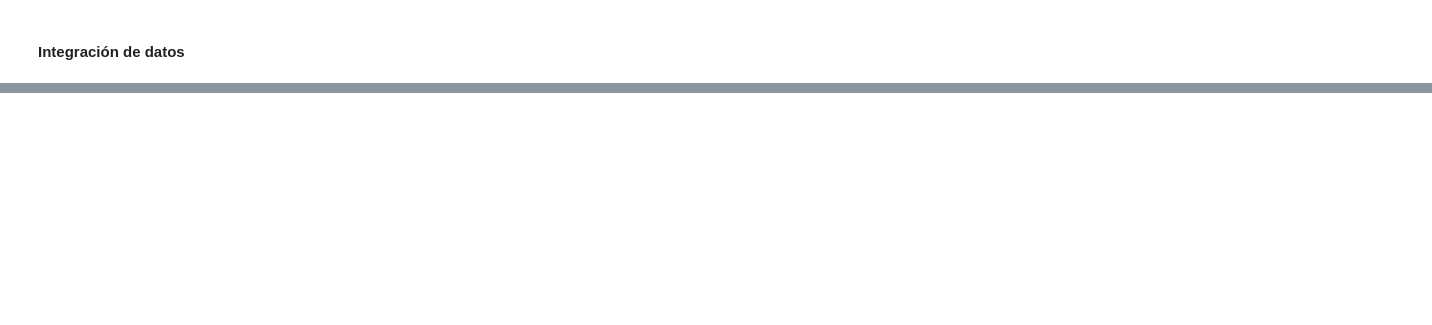
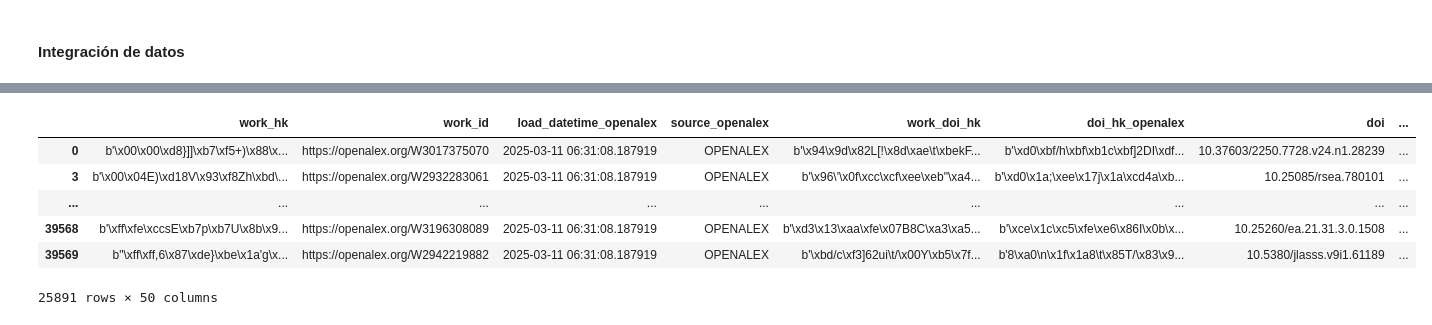
Before and after one commit to PabloDeAlbu/kedro-scholar, a Jupyter notebook: notebooks/data_mart/publicatons_candidates_ir.ipynb, the cells around one changed output, grey strips where cells are left out. Drawn from its saved outputs; the diff is of its cells as text; code cells hidden in the pictures; blank space fills up the shorter version.

```diff
--- a/notebooks/data_mart/publicatons_candidates_ir.ipynb
+++ b/notebooks/data_mart/publicatons_candidates_ir.ipynb
@@ -410,0 +190,6 @@ Porcentaje en top 10% y top 1% mundial (citation_normalized_percentile_is_in_top
+# %%
+filter_publication = fact_publication['doi_hk_dspace'].isna()
+fact_publication_to_import = fact_publication[filter_publication]
+# %%
+fact_publication_to_import
+# %% [output]
@@ -410,0 +197,7 @@ Porcentaje en top 10% y top 1% mundial (citation_normalized_percentile_is_in_top
+|  | work_hk | work_id | load_datetime_openalex | source_openalex | work_doi_hk | doi_hk_openalex | doi | ... |
+| 0 | b'\x00\x00\xd8}]]\xb7\xf5+)\x88\x... | https://openalex.org/W3017375070 | 2025-03-11 06:31:08.187919 | OPENALEX | b'\x94\x9d\x82L[!\x8d\xae\t\xbekF... | b'\xd0\xbf/h\xbf\xb1c\xbf]2DI\xdf... | 10.37603/2250.7728.v24.n1.28239 | ... |
+| 3 | b'\x00\x04E)\xd18V\x93\xf8Zh\xbd\... | https://openalex.org/W2932283061 | 2025-03-11 06:31:08.187919 | OPENALEX | b'\x96\'\x0f\xcc\xcf\xee\xeb"\xa4... | b'\xd0\x1a;\xee\x17j\x1a\xcd4a\xb... | 10.25085/rsea.780101 | ... |
+| ... | ... | ... | ... | ... | ... | ... | ... | ... |
+| 39568 | b'\xff\xfe\xccsE\xb7p\xb7U\x8b\x9... | https://openalex.org/W3196308089 | 2025-03-11 06:31:08.187919 | OPENALEX | b'\xd3\x13\xaa\xfe\x07B8C\xa3\xa5... | b'\xce\x1c\xc5\xfe\xe6\x86I\x0b\x... | 10.25260/ea.21.31.3.0.1508 | ... |
+| 39569 | b"\xff\xff,6\x87\xde}\xbe\x1a'g\x... | https://openalex.org/W2942219882 | 2025-03-11 06:31:08.187919 | OPENALEX | b'\xbd/c\xf3]62ui\t/\x00Y\xb5\x7f... | b'8\xa0\n\x1f\x1a8\t\x85T/\x83\x9... | 10.5380/jlasss.v9i1.61189 | ... |
+25891 rows × 50 columns
```
Also changed, not shown: parts of 51 cells of this notebook.
